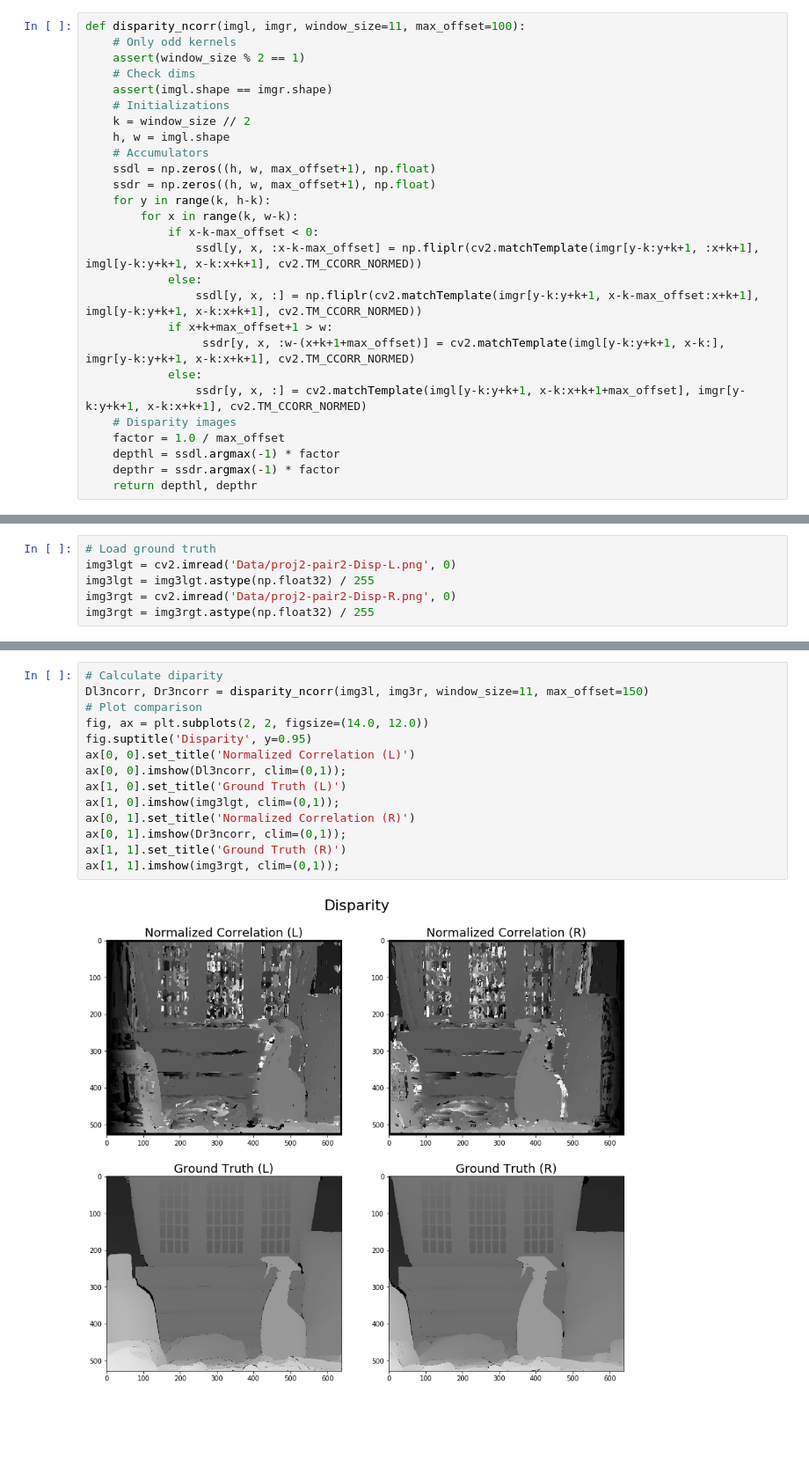
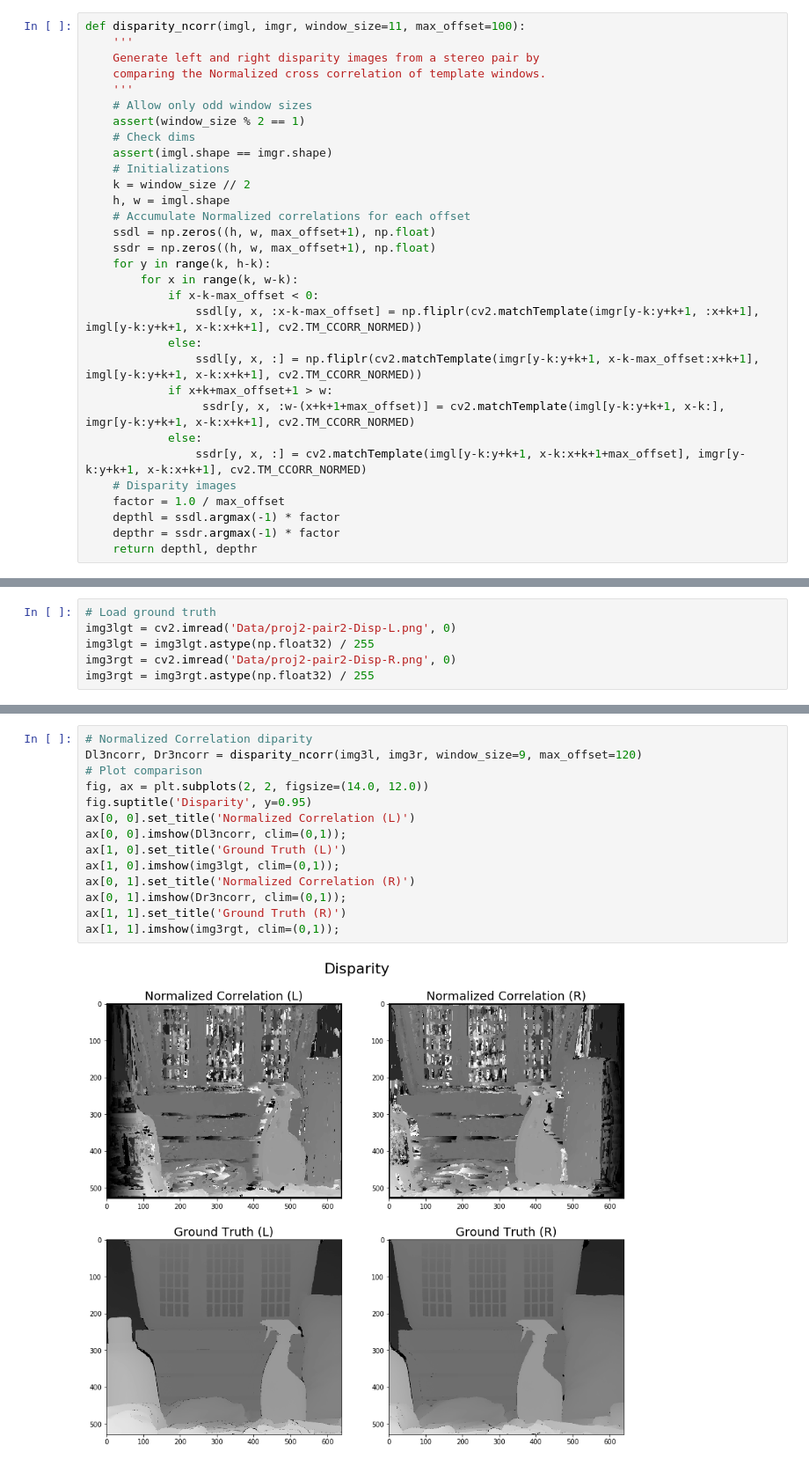
Before and after one commit to brandenwallace/cs6476-cv-1, a Jupyter notebook: PS2/PS2.ipynb, the cells around one changed output, grey strips where cells are left out. Shown at 88% size. Drawn from its saved outputs; the diff is of its cells as text; blank space fills up the shorter version.

```diff
--- a/PS2/PS2.ipynb
+++ b/PS2/PS2.ipynb
@@ -182,14 +201,18 @@ ax[1].imshow(Drc2, clim=(0,1));
 ### a. Original Image
 # %%
 def disparity_ncorr(imgl, imgr, window_size=11, max_offset=100):
-    # Only odd kernels
+    '''
+    Generate left and right disparity images from a stereo pair by
+    comparing the Normalized cross correlation of template windows.
+    '''
+    # Allow only odd window sizes
     assert(window_size % 2 == 1)
     # Check dims
     assert(imgl.shape == imgr.shape)
     # Initializations
     k = window_size // 2
     h, w = imgl.shape
-    # Accumulators
+    # Accumulate Normalized correlations for each offset
     ssdl = np.zeros((h, w, max_offset+1), np.float)
     ssdr = np.zeros((h, w, max_offset+1), np.float)
     for y in range(k, h-k):
@@ -275,16 +324,16 @@ img3rgt = img3rgt.astype(np.float32) / 255
 # %%
-# Calculate diparity
-Dl3ncorr, Dr3ncorr = disparity_ncorr(img3l, img3r, window_size=11, max_offset=150)
+# Normalized Correlation diparity
+Dl3ncorr, Dr3ncorr = disparity_ncorr(img3l, img3r, window_size=9, max_offset=120)
 # Plot comparison
 fig, ax = plt.subplots(2, 2, figsize=(14.0, 12.0))
 fig.suptitle('Disparity', y=0.95)
 ax[0, 0].set_title('Normalized Correlation (L)')
 ax[0, 0].imshow(Dl3ncorr, clim=(0,1));
 ax[1, 0].set_title('Ground Truth (L)')
 ax[1, 0].imshow(img3lgt, clim=(0,1));
 ax[0, 1].set_title('Normalized Correlation (R)')
 ax[0, 1].imshow(Dr3ncorr, clim=(0,1));
 ax[1, 1].set_title('Ground Truth (R)')
 ax[1, 1].imshow(img3rgt, clim=(0,1));
 # %% [output]
-[figure, old version]
+[figure, new version]
```
Also changed, not shown: parts of 19 cells of this notebook.
